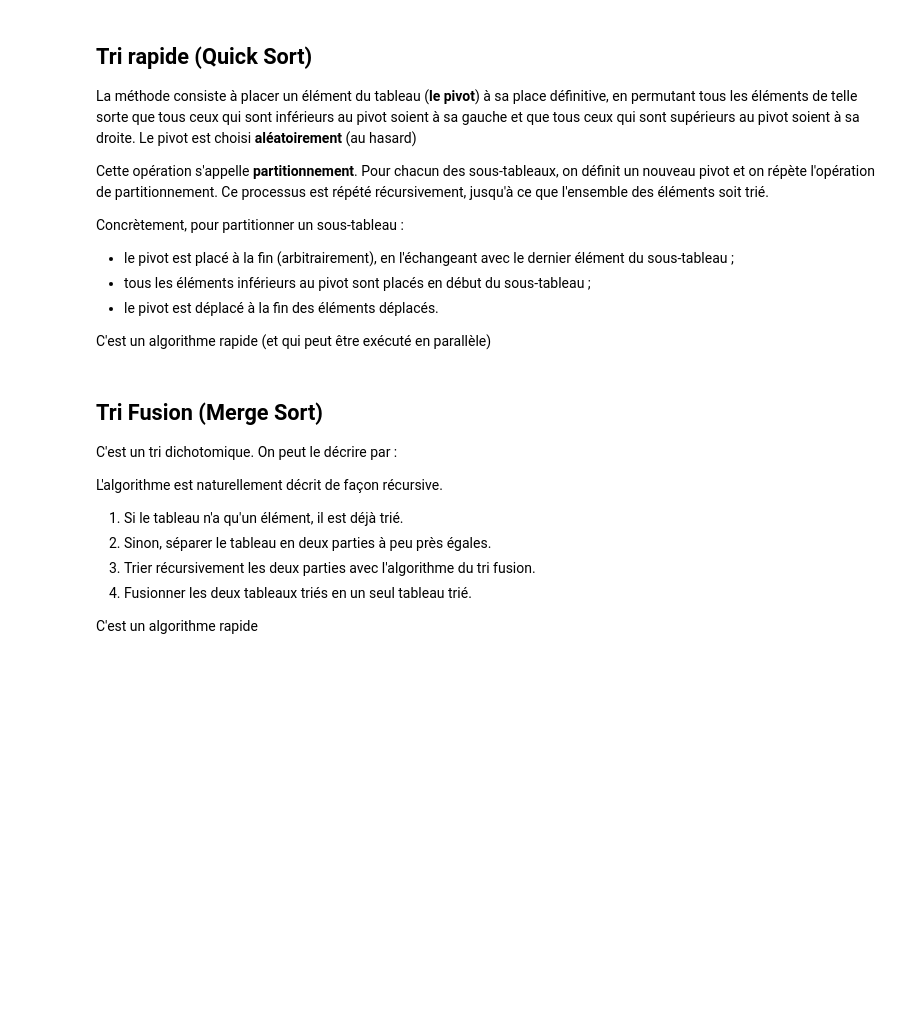
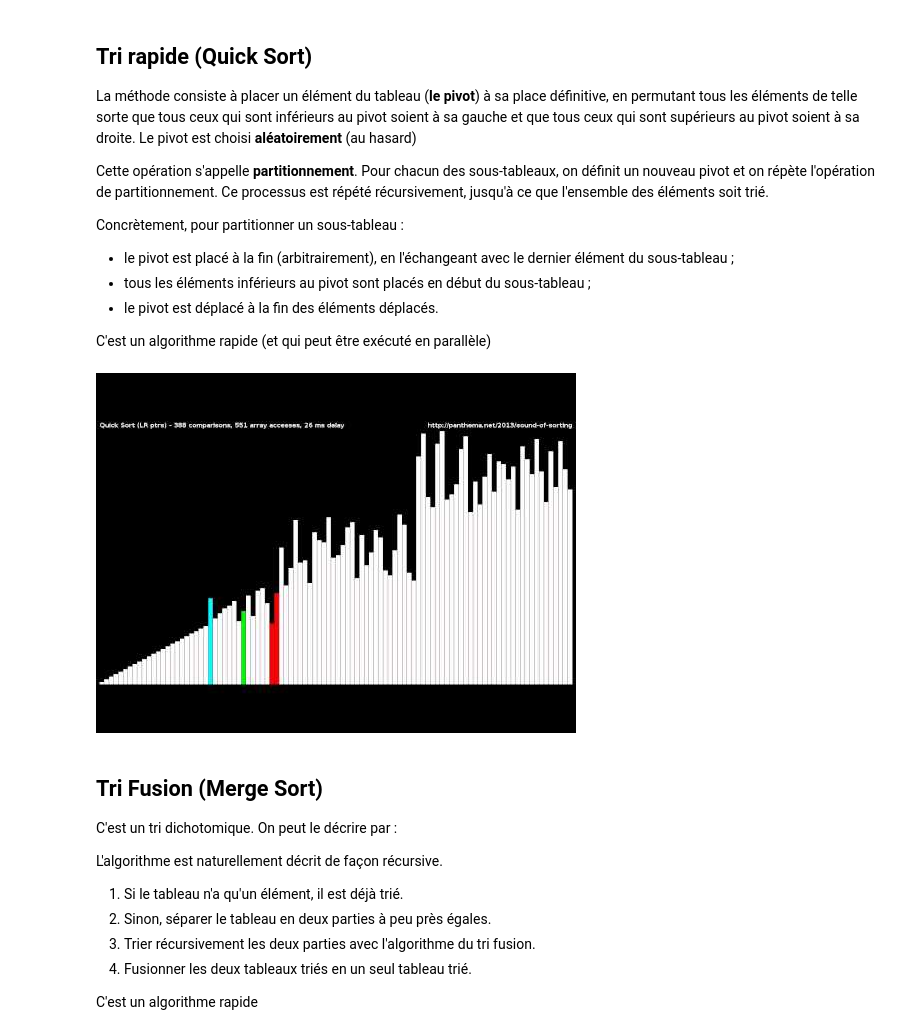
Before and after one commit to vkeller/modulo-gybe, a Jupyter notebook: 1M/algo/cours/Cours5.2.ipynb, the cells around one changed output. Saved outputs shown, nothing was run; the diff lists cells and outputs as text; code cells hidden in the pictures; blank space fills up the shorter version.

```diff
--- a/1M/algo/cours/Cours5.2.ipynb
+++ b/1M/algo/cours/Cours5.2.ipynb
@@ -75,6 +93,12 @@ Concrètement, pour partitionner un sous-tableau :
 - le pivot est déplacé à la fin des éléments déplacés.
 
 C'est un algorithme rapide (et qui peut être exécuté en parallèle)
+# %%
+from IPython.display import YouTubeVideo
+
+YouTubeVideo('8hEyhs3OV1w', width=960, height=540)
+# %% [output]
+[figure, added]
 # %% [markdown]
 ## Tri Fusion (Merge Sort)
 
```
Also changed, not shown: parts of 6 cells of this notebook.
